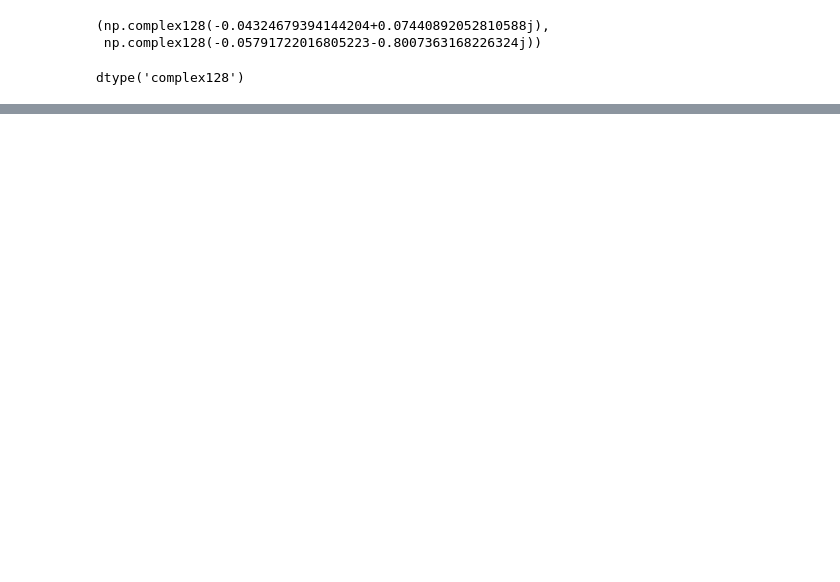
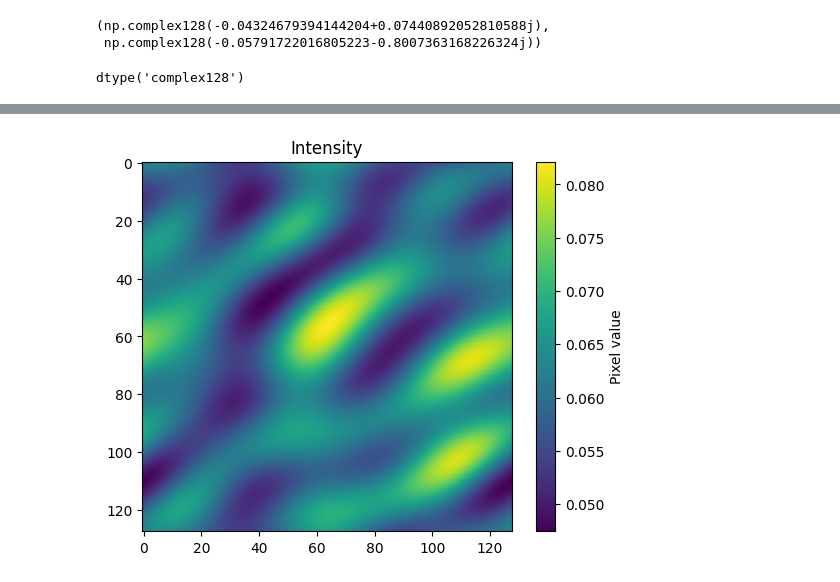
Before and after one commit to takahashi-edalab/EUVlitho, a Jupyter notebook: notebooks/linear.ipynb, the cells around one changed output, grey strips where cells are left out. Drawn from its saved outputs; the diff is of its cells as text; code cells hidden in the pictures; blank space fills up the shorter version.

```diff
--- a/notebooks/linear.ipynb
+++ b/notebooks/linear.ipynb
@@ -146,16 +155,16 @@ for is_ in range(SDIV):
         Ay = complex(0)
 
         # if ipl == 0: # X
-            # if type == 1:
-                # Ax = fampxx[ip, jp] / np.sqrt(const.k**2 - kx**2)
-            # elif type == 2:
-            #     Ax = (
-            #         fampxx[ip, jp] + a0xx[ip, jp] +
-            #         axxx[ip, jp] * (ls + lp/2.0) +
-            #         ayxx[ip, jp] * (ms + mp/2.0)
-            #     ) / np.sqrt(const.k**2 - kx**2)
+        if sim_mode == SimulationMode.FT:
+            Ax = fampxx[ip, jp] / np.sqrt(const.k**2 - kx**2)
+        elif sim_mode == SimulationMode.FT_M3D:
+            Ax = (
+                fampxx[ip, jp] + a0xx[ip, jp] +
+                axxx[ip, jp] * (ls + lp/2.0) +
+                ayxx[ip, jp] * (ms + mp/2.0)
+            ) / np.sqrt(const.k**2 - kx**2)
 
-            # Ay = 0.0 + 0j
+        Ay = 0.0 + 0j
 
         # elif ipl == 1: # Y
         #     if type == 1:
@@ -176,3 +185,23 @@ for is_ in range(SDIV):
         Ex0m[is_][i] = EAx
         Ey0m[is_][i] = EAy
         Ez0m[is_][i] = EAz
+# %%
+from elitho import intensity
+
+intensity_total = np.zeros((const.XDIV, const.XDIV))
+for isd in range(SDIV):
+    offset_x = dkx[isd]
+    offset_y = dky[isd]
+    intensity_by_a_source = intensity.intensity_by_abbe_source(
+        n_input,
+        Ex0m[isd],
+        Ey0m[isd],
+        Ez0m[isd],
+        offset_x,
+        offset_y,
+        linput,
+        minput,
+    )
+    intensity_total += intensity_by_a_source
+
+intensity_map = intensity_total / SDIV
@@ -178,0 +217,8 @@ for is_ in range(SDIV):
+# %%
+from matplotlib import pyplot as plt
+plt.imshow(intensity_map)
+plt.title("Intensity")
+plt.colorbar(label="Pixel value")
+plt.show()
+# %% [output]
+[figure, added]
```
Also changed, not shown: parts of 5 cells of this notebook, 8 other files.
